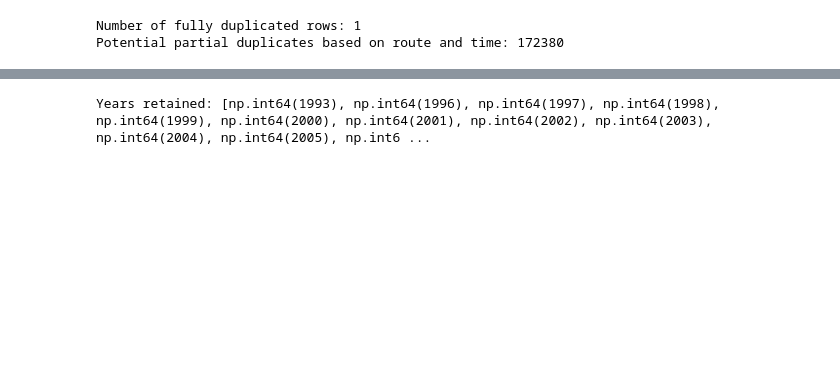
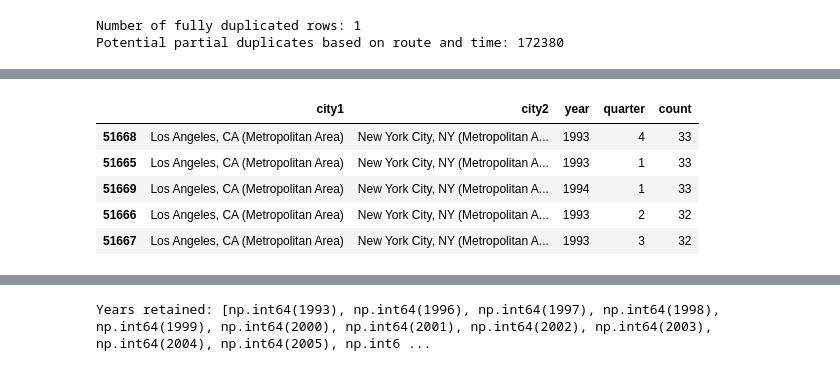
Before and after one commit to emilyjackson5509-crypto/airline-route-profitability-analysis, a Jupyter notebook: Capstone2-EJackson.ipynb, the cells around one changed output, grey strips where cells are left out. Cells and saved outputs as stored; diff of their text form; code cells hidden in the pictures; blank space fills up the shorter version.

```diff
--- a/Capstone2-EJackson.ipynb
+++ b/Capstone2-EJackson.ipynb
@@ -125,0 +137,16 @@ Potential partial duplicates based on route and time: 172380
+# %%
+route_counts = (
+    df.groupby(['city1','city2','year','quarter'])
+      .size()
+      .reset_index(name='count')
+      .sort_values('count', ascending=False)
+)
+
+route_counts.head()
+# %% [output]
+|  | city1 | city2 | year | quarter | count |
+| 51668 | Los Angeles, CA (Metropolitan Area) | New York City, NY (Metropolitan A... | 1993 | 4 | 33 |
+| 51665 | Los Angeles, CA (Metropolitan Area) | New York City, NY (Metropolitan A... | 1993 | 1 | 33 |
+| 51669 | Los Angeles, CA (Metropolitan Area) | New York City, NY (Metropolitan A... | 1994 | 1 | 33 |
+| 51666 | Los Angeles, CA (Metropolitan Area) | New York City, NY (Metropolitan A... | 1993 | 2 | 32 |
+| 51667 | Los Angeles, CA (Metropolitan Area) | New York City, NY (Metropolitan A... | 1993 | 3 | 32 |
```
Also changed, not shown: parts of 54 cells of this notebook.
